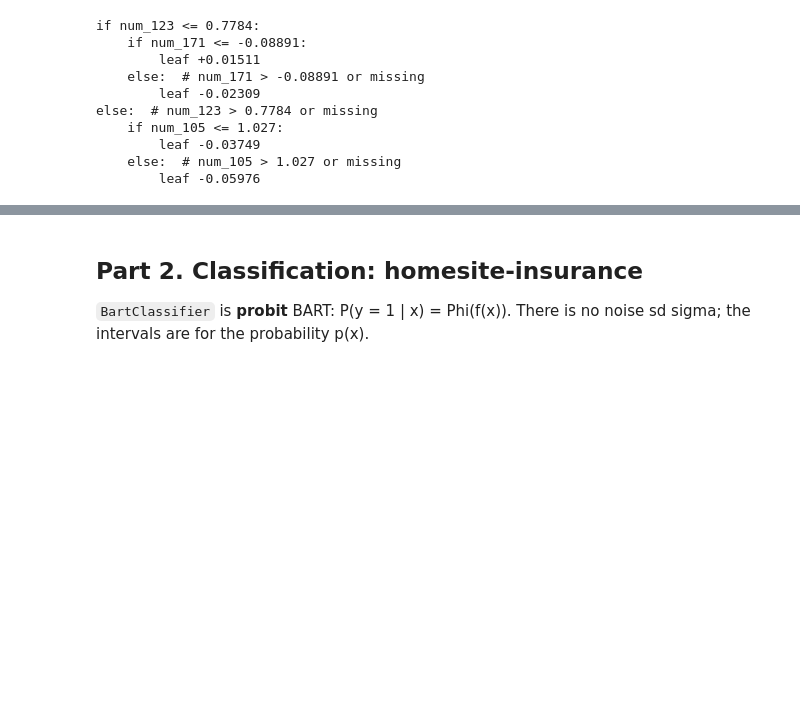
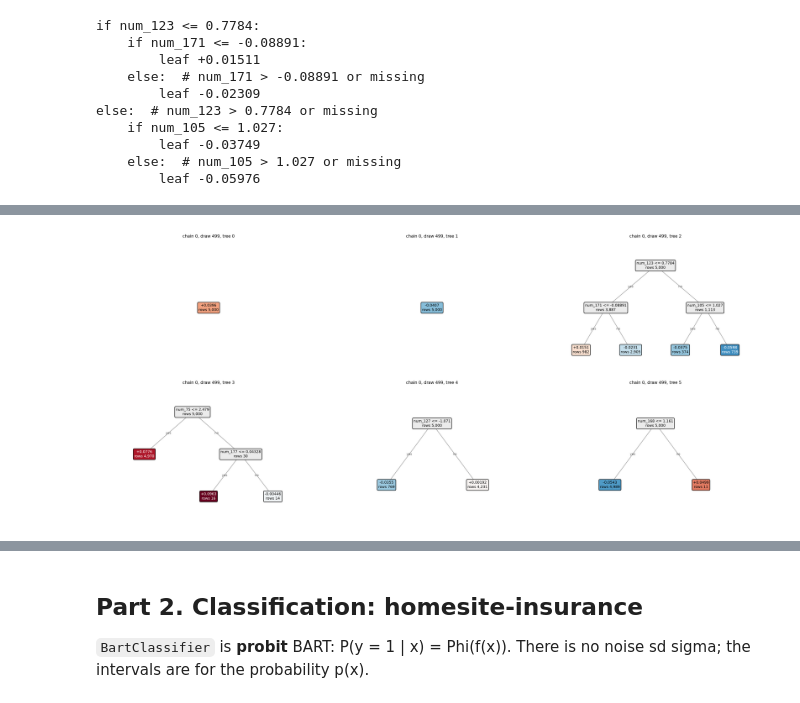
Before and after one commit to yingboli/tree_ensembles, a Jupyter notebook: notebooks/bart_demo.ipynb, the cells around one changed output, grey strips where cells are left out. Cells and saved outputs as stored; diff of their text form; code cells hidden in the pictures; blank space fills up the shorter version.

```diff
--- a/notebooks/bart_demo.ipynb
+++ b/notebooks/bart_demo.ipynb
@@ -312,0 +345,5 @@ else:  # num_123 > 0.7784 or missing
+# %%
+# the first 6 trees, with one color scale for the leaf values
+plot_trees(table[table["tree"] < 6], ncols=3);
+# %% [output]
+[figure, added]
```
Also changed, not shown: parts of 10 cells of this notebook, 12 other files.
